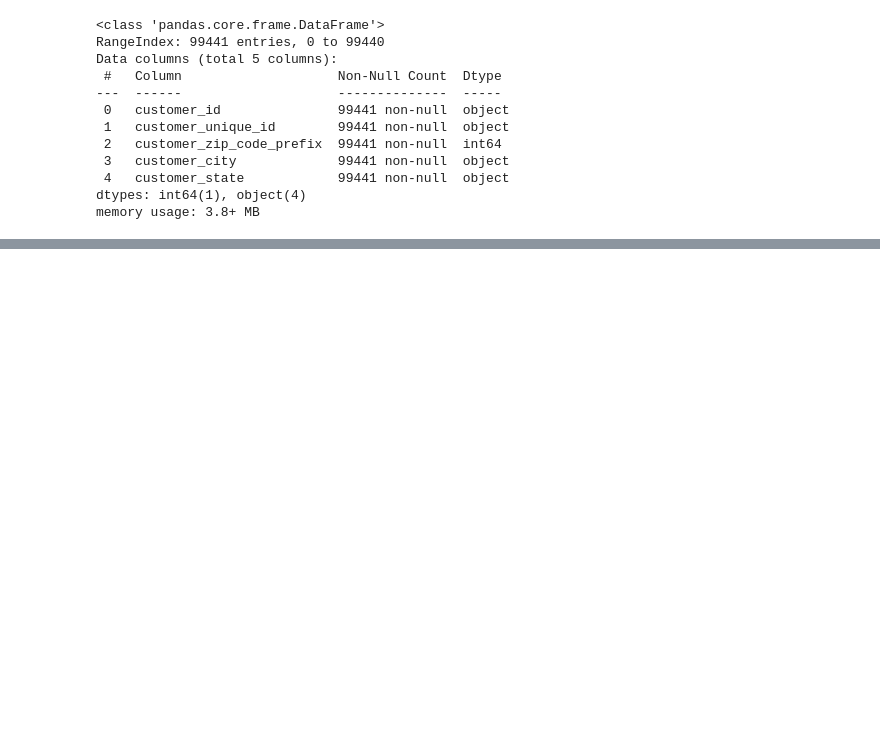
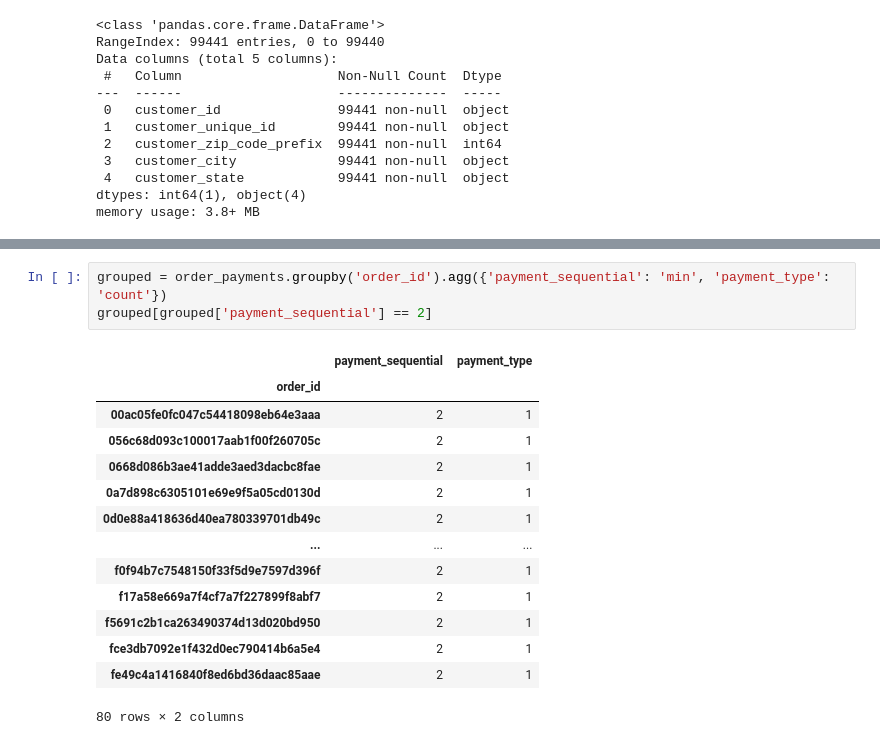
Before and after one commit to Olist-Data-Analysis/Project2, a Jupyter notebook: notebooks/cye2020_eda.ipynb, the cells around one changed output, grey strips where cells are left out. Cells and saved outputs as stored; diff of their text form; blank space fills up the shorter version.

```diff
--- a/notebooks/cye2020_eda.ipynb
+++ b/notebooks/cye2020_eda.ipynb
@@ -31,0 +194,18 @@ memory usage: 3.8+ MB
+# %%
+grouped = order_payments.groupby('order_id').agg({'payment_sequential': 'min', 'payment_type': 'count'})
+grouped[grouped['payment_sequential'] == 2]
+# %% [output]
+|  | payment_sequential | payment_type |
+| order_id |  |  |
+| 00ac05fe0fc047c54418098eb64e3aaa | 2 | 1 |
+| 056c68d093c100017aab1f00f260705c | 2 | 1 |
+| 0668d086b3ae41adde3aed3dacbc8fae | 2 | 1 |
+| 0a7d898c6305101e69e9f5a05cd0130d | 2 | 1 |
+| 0d0e88a418636d40ea780339701db49c | 2 | 1 |
+| ... | ... | ... |
+| f0f94b7c7548150f33f5d9e7597d396f | 2 | 1 |
+| f17a58e669a7f4cf7a7f227899f8abf7 | 2 | 1 |
+| f5691c2b1ca263490374d13d020bd950 | 2 | 1 |
+| fce3db7092e1f432d0ec790414b6a5e4 | 2 | 1 |
+| fe49c4a1416840f8ed6bd36daac85aae | 2 | 1 |
+80 rows × 2 columns
```
Also changed, not shown: parts of 35 cells of this notebook.
